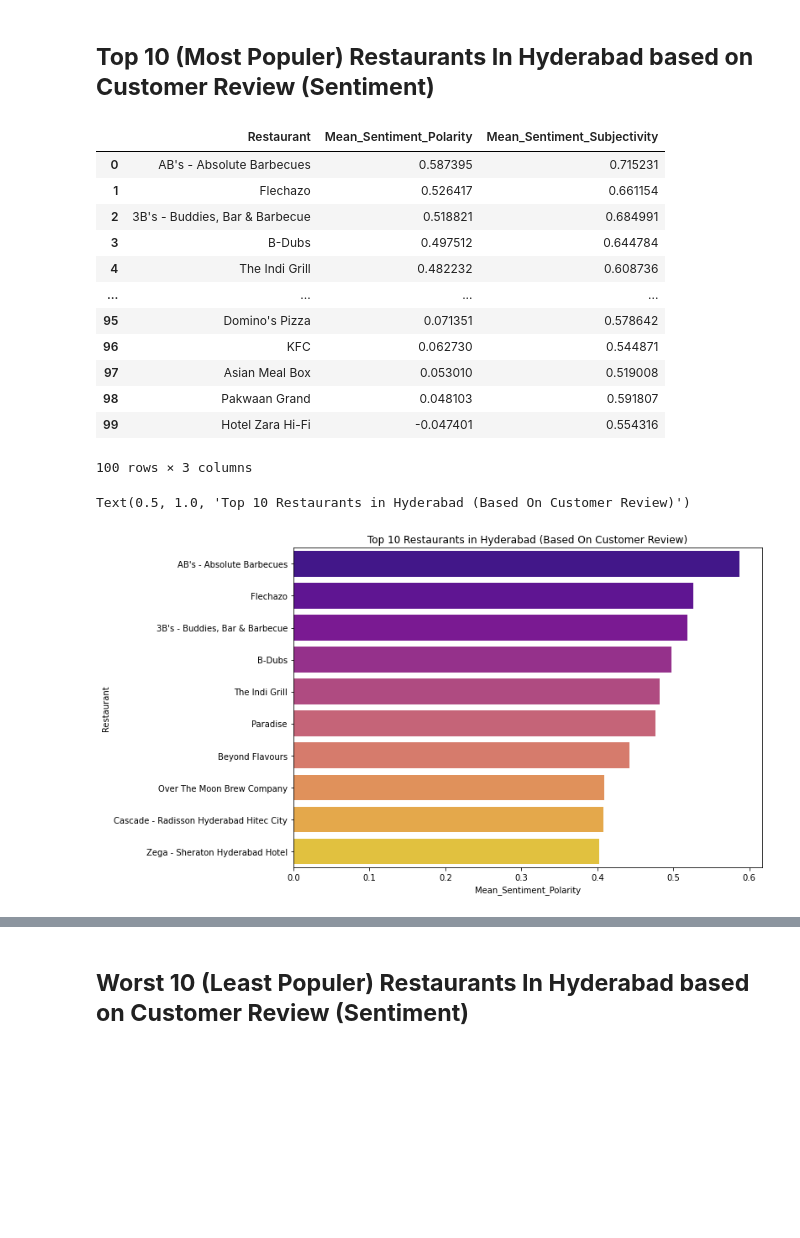
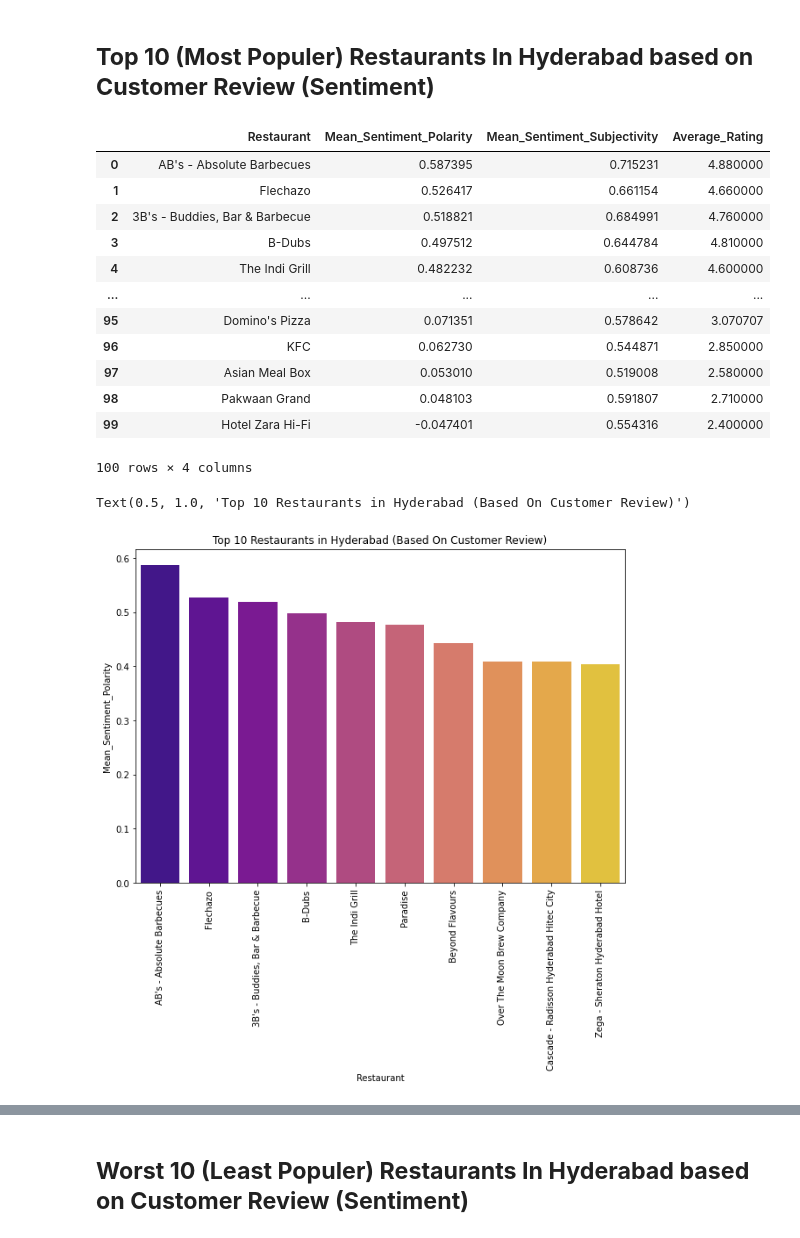
Before and after one commit to VilasSonawane/ZOMATO-RESTAURANT-CLUSTERING-AND-SENTIMENT-ANALYSIS, a Jupyter notebook: Vilas_Copy_of_ZOMATO_RESTAURANT_CLUSTERING_AND_SENTIMENT_ANALYSIS.ipynb, the cells around one changed output, grey strips where cells are left out. Saved outputs shown, nothing was run; the diff lists cells and outputs as text; code cells hidden in the pictures; blank space fills up the shorter version.

Commit message:
EDA & Sentiment Analysis

```diff
--- a/Vilas_Copy_of_ZOMATO_RESTAURANT_CLUSTERING_AND_SENTIMENT_ANALYSIS.ipynb
+++ b/Vilas_Copy_of_ZOMATO_RESTAURANT_CLUSTERING_AND_SENTIMENT_ANALYSIS.ipynb
@@ -238,3 +298,9 @@ dtype: int64
+# %%
+# So lets convert No_of_Follower & No_of_review column from string to float Type format
+newreview_df.No_of_review = newreview_df.No_of_review.str.replace(' ', '').astype(float)
+newreview_df.No_of_Follower = newreview_df.No_of_Follower .str.replace(' ', '').astype(float)
+# %%
+newreview_df.drop(['Time','Metadata',],axis =1 , inplace = True)
 # %%
 newreview_df.info()
 # %% [output]
@@ -391,31 +452,32 @@ Arena Eleven                   85
 American Wild Wings            77
 Name: Restaurant, Length: 100, dtype: int64
 # %%
-df = newreview_df.groupby(by =newreview_df.Restaurant)['Sentiment_Polarity','Sentiment_Subjectivity'].mean().sort_values(by=['Sentiment_Polarity'],ascending = False).reset_index()
+df = newreview_df.groupby(by =newreview_df.Restaurant)['Sentiment_Polarity','Sentiment_Subjectivity','Rating'].mean().sort_values(by=['Sentiment_Polarity'],ascending = False).reset_index()
 # %% [markdown]
 ## **Top 10 (Most Populer) Restaurants In Hyderabad based on Customer Review (Sentiment)**
 # %%
-df.rename(columns={'Sentiment_Polarity' : 'Mean_Sentiment_Polarity','Sentiment_Subjectivity' :' Mean_Sentiment_Subjectivity'}, inplace = True)
+df.rename(columns={'Sentiment_Polarity' : 'Mean_Sentiment_Polarity','Sentiment_Subjectivity' :' Mean_Sentiment_Subjectivity','Rating':'Average_Rating'}, inplace = True)
 df
 # %% [output]
-|  | Restaurant | Mean_Sentiment_Polarity | Mean_Sentiment_Subjectivity |
-| 0 | AB's - Absolute Barbecues | 0.587395 | 0.715231 |
-| 1 | Flechazo | 0.526417 | 0.661154 |
-| 2 | 3B's - Buddies, Bar & Barbecue | 0.518821 | 0.684991 |
-| 3 | B-Dubs | 0.497512 | 0.644784 |
-| 4 | The Indi Grill | 0.482232 | 0.608736 |
-| ... | ... | ... | ... |
-| 95 | Domino's Pizza | 0.071351 | 0.578642 |
-| 96 | KFC | 0.062730 | 0.544871 |
-| 97 | Asian Meal Box | 0.053010 | 0.519008 |
-| 98 | Pakwaan Grand | 0.048103 | 0.591807 |
-| 99 | Hotel Zara Hi-Fi | -0.047401 | 0.554316 |
+|  | Restaurant | Mean_Sentiment_Polarity | Mean_Sentiment_Subjectivity | Average_Rating |
+| 0 | AB's - Absolute Barbecues | 0.587395 | 0.715231 | 4.880000 |
+| 1 | Flechazo | 0.526417 | 0.661154 | 4.660000 |
+| 2 | 3B's - Buddies, Bar & Barbecue | 0.518821 | 0.684991 | 4.760000 |
+| 3 | B-Dubs | 0.497512 | 0.644784 | 4.810000 |
+| 4 | The Indi Grill | 0.482232 | 0.608736 | 4.600000 |
+| ... | ... | ... | ... | ... |
+| 95 | Domino's Pizza | 0.071351 | 0.578642 | 3.070707 |
+| 96 | KFC | 0.062730 | 0.544871 | 2.850000 |
+| 97 | Asian Meal Box | 0.053010 | 0.519008 | 2.580000 |
+| 98 | Pakwaan Grand | 0.048103 | 0.591807 | 2.710000 |
+| 99 | Hotel Zara Hi-Fi | -0.047401 | 0.554316 | 2.400000 |
-100 rows × 3 columns
+100 rows × 4 columns
 # %%
 # Top 10 Restaurants in Hyderabad (Based On Customer Review)
 plt.figure(figsize=(10, 7))
-sns.barplot(data= df.head(10), y="Restaurant",x='Mean_Sentiment_Polarity', palette="plasma")
+plot=sns.barplot(data= df.head(10), x="Restaurant",y='Mean_Sentiment_Polarity', palette="plasma")
+plt.setp(plot.get_xticklabels(), rotation=90)
 plt.title('Top 10 Restaurants in Hyderabad (Based On Customer Review)')
 # %% [output]
 Text(0.5, 1.0, 'Top 10 Restaurants in Hyderabad (Based On Customer Review)')
-[figure, old version]
+[figure, new version]
```
Also changed, not shown: parts of 62 cells of this notebook.
